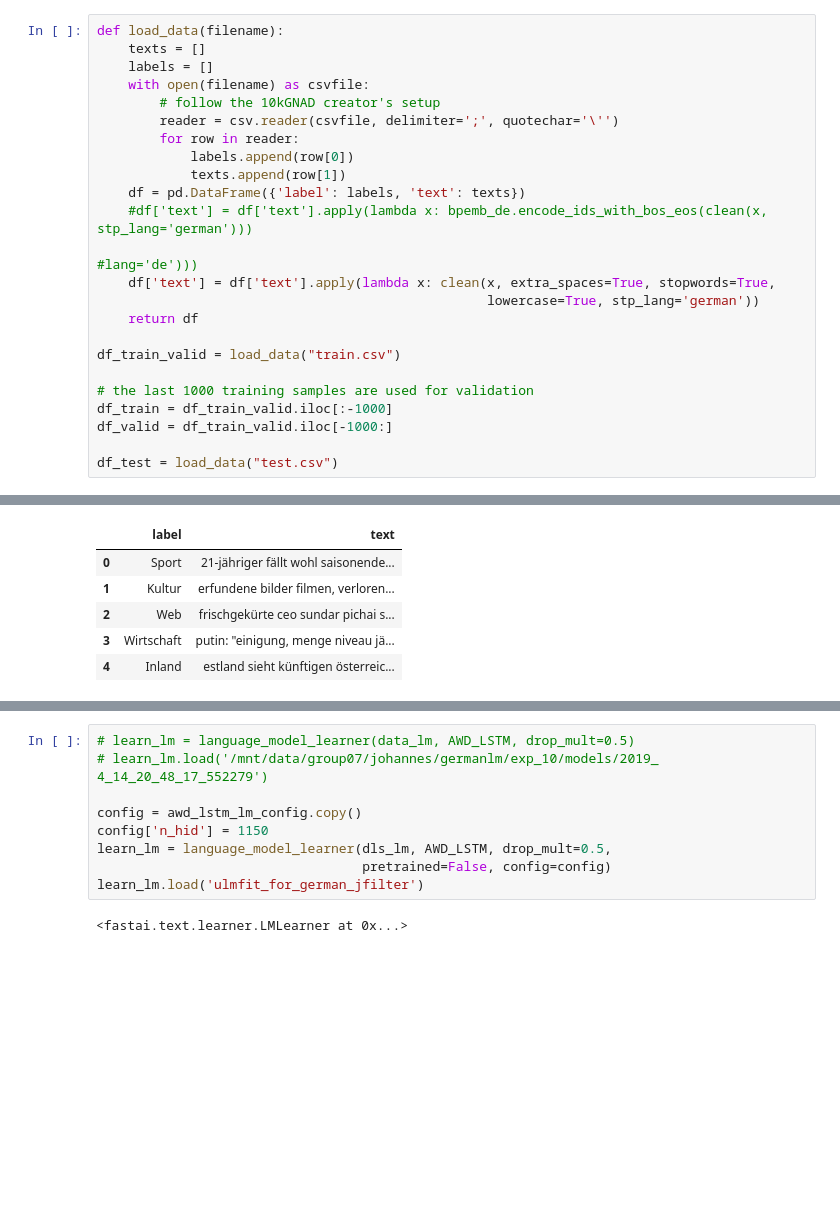
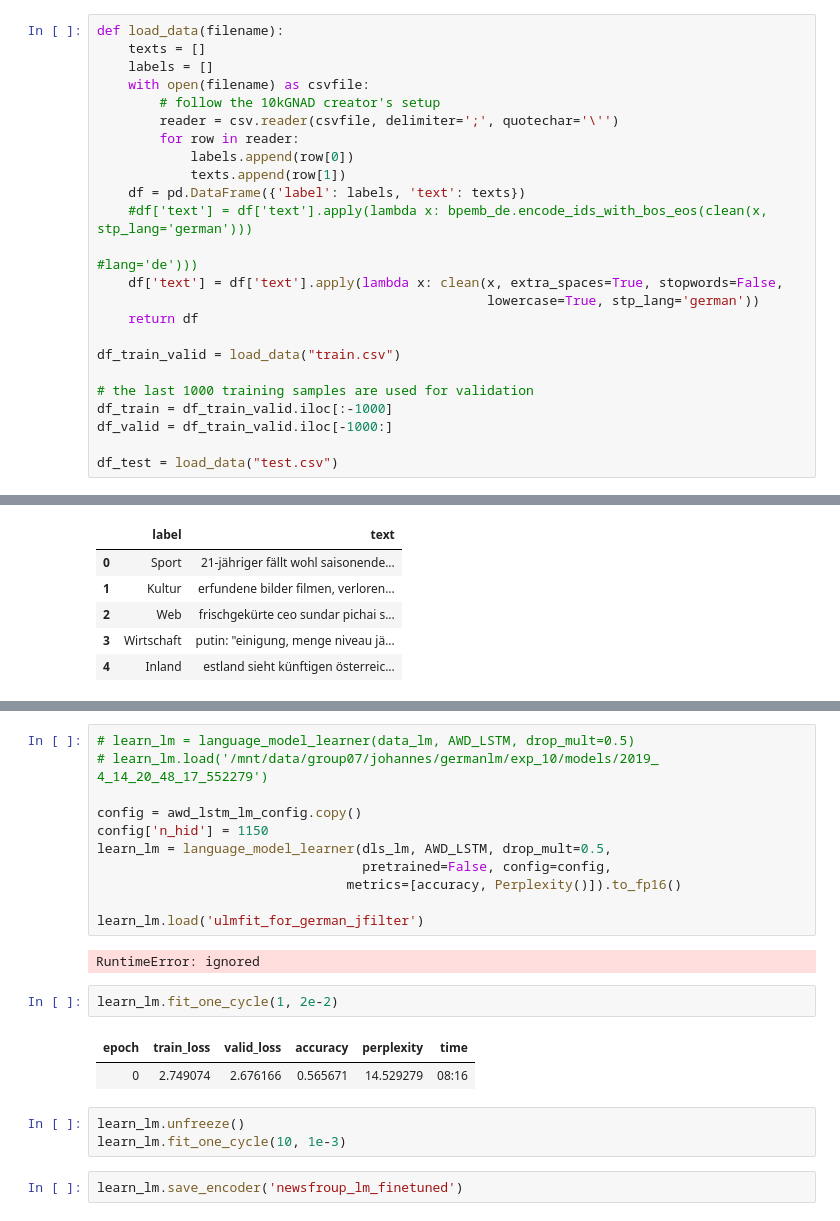
Before and after one commit to sayanbanerjee32/NLP-with-fastai2.0, a Jupyter notebook: fastai_on_10kGNAD.ipynb, the cells around one changed output, grey strips where cells are left out. Saved outputs shown, nothing was run; the diff lists cells and outputs as text; blank space fills up the shorter version.

```diff
--- a/fastai_on_10kGNAD.ipynb
+++ b/fastai_on_10kGNAD.ipynb
@@ -110,7 +110,7 @@ def load_data(filename):
     df = pd.DataFrame({'label': labels, 'text': texts})
     #df['text'] = df['text'].apply(lambda x: bpemb_de.encode_ids_with_bos_eos(clean(x, stp_lang='german')))
                                                                                    #lang='de')))
-    df['text'] = df['text'].apply(lambda x: clean(x, extra_spaces=True, stopwords=True,
+    df['text'] = df['text'].apply(lambda x: clean(x, extra_spaces=True, stopwords=False,
                                                   lowercase=True, stp_lang='german'))
     return df
 
@@ -151,7 +151,19 @@ dls_lm.show_batch(max_n=2)
 config = awd_lstm_lm_config.copy()
 config['n_hid'] = 1150
 learn_lm = language_model_learner(dls_lm, AWD_LSTM, drop_mult=0.5,
-                                  pretrained=False, config=config)
+                                  pretrained=False, config=config,
+                                metrics=[accuracy, Perplexity()]).to_fp16()
+
 learn_lm.load('ulmfit_for_german_jfilter')
 # %% [output]
-<fastai.text.learner.LMLearner at 0x...>
+RuntimeError: ignored
+# %%
+learn_lm.fit_one_cycle(1, 2e-2)
+# %% [output]
+| epoch | train_loss | valid_loss | accuracy | perplexity | time |
+| 0 | 2.749074 | 2.676166 | 0.565671 | 14.529279 | 08:16 |
+# %%
+learn_lm.unfreeze()
+learn_lm.fit_one_cycle(10, 1e-3)
+# %%
+learn_lm.save_encoder('newsfroup_lm_finetuned')
```
Also changed, not shown: parts of 3 cells of this notebook.
